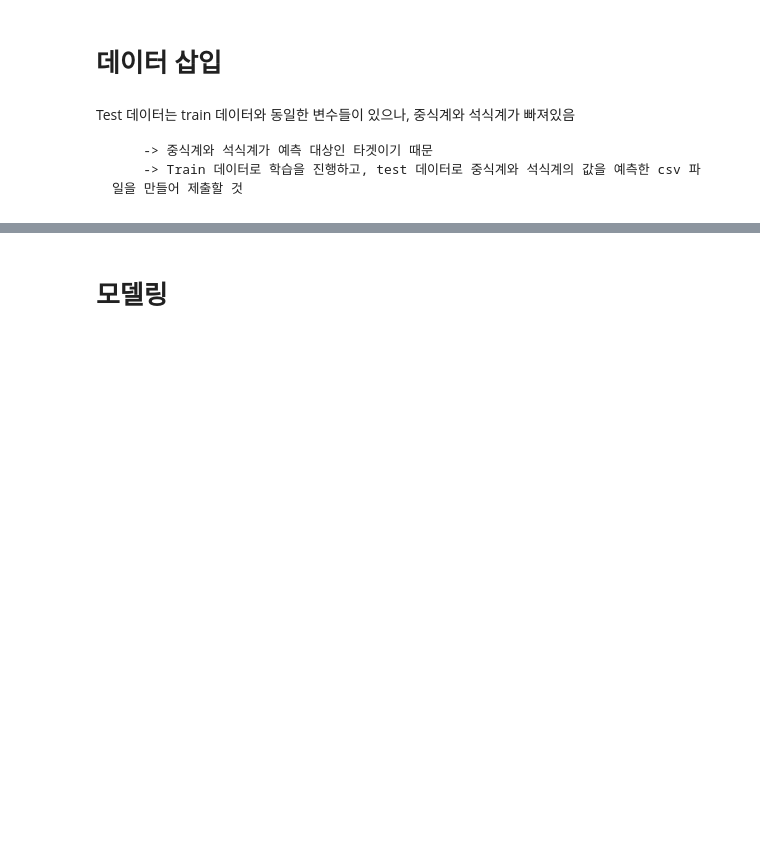
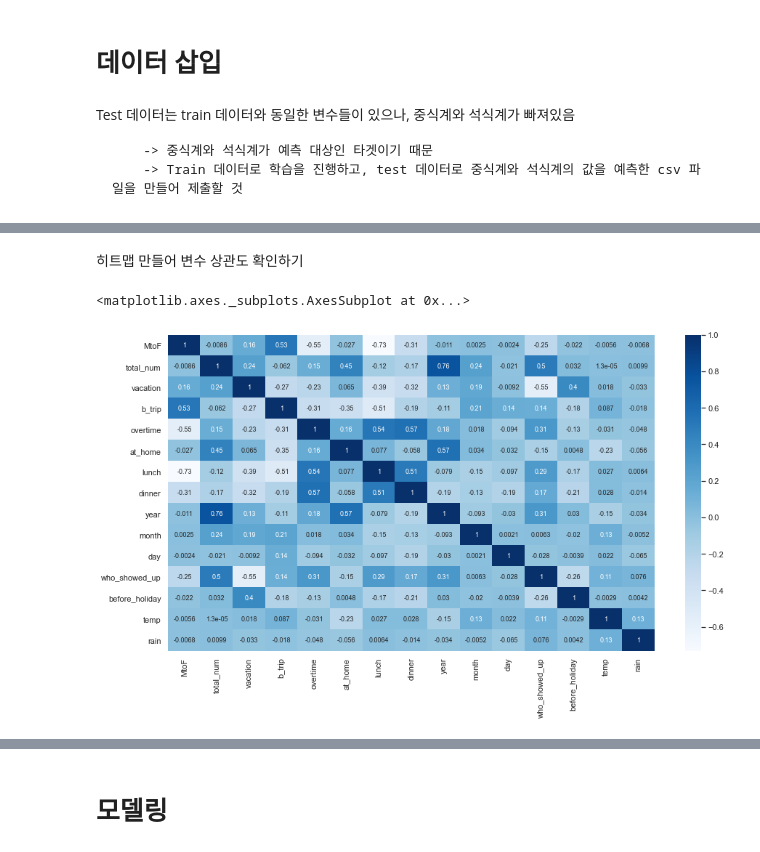
Before and after one commit to SWiwoo/PROJECTS2021, a Jupyter notebook: 데이콘식수예측_study.ipynb, the cells around one changed output, grey strips where cells are left out. Drawn from its saved outputs; the diff is of its cells as text; code cells hidden in the pictures; blank space fills up the shorter version.

```diff
--- a/데이콘식수예측_study.ipynb
+++ b/데이콘식수예측_study.ipynb
@@ -370,0 +378,5 @@ grid.map(sns.scatterplot, '출근자수', '중식계')
+# %%
+train_df['평균기온']=climate['평균기온(°C)']
+train_df['강수량']=climate['일강수량(mm)']
+train_df= train_df.drop(['조식메뉴','중식메뉴','석식메뉴','breakfast2','lunch2','dinner2','일자'], axis=1)
+train_df= train_df.drop(['일자'], axis=1)
@@ -370,0 +394,2 @@ grid.map(sns.scatterplot, '출근자수', '중식계')
+# %%
+train_df.fillna(0, inplace=True)
@@ -370,0 +407,2 @@ grid.map(sns.scatterplot, '출근자수', '중식계')
+# %% [markdown]
+히트맵 만들어 변수 상관도 확인하기
@@ -370,0 +415,19 @@ grid.map(sns.scatterplot, '출근자수', '중식계')
+# %%
+import os
+
+
+# Mac OS의 경우와 그 외 OS의 경우로 나누어 설정
+
+if os.name == 'posix':
+
+         plt.rc("font", family="AppleGothic")
+
+else:
+
+    plt.rc("font", family="Nanum Gothic")
+# %%
+sns.set(rc = {'figure.figsize':(15,8)})
+sns.heatmap(train_df.corr(),annot=True,annot_kws={"size":9}, cbar=True , cmap='Blues')
+# %% [output]
+<matplotlib.axes._subplots.AxesSubplot at 0x...>
+[figure, added]
```
Also changed, not shown: parts of 132 cells of this notebook.
